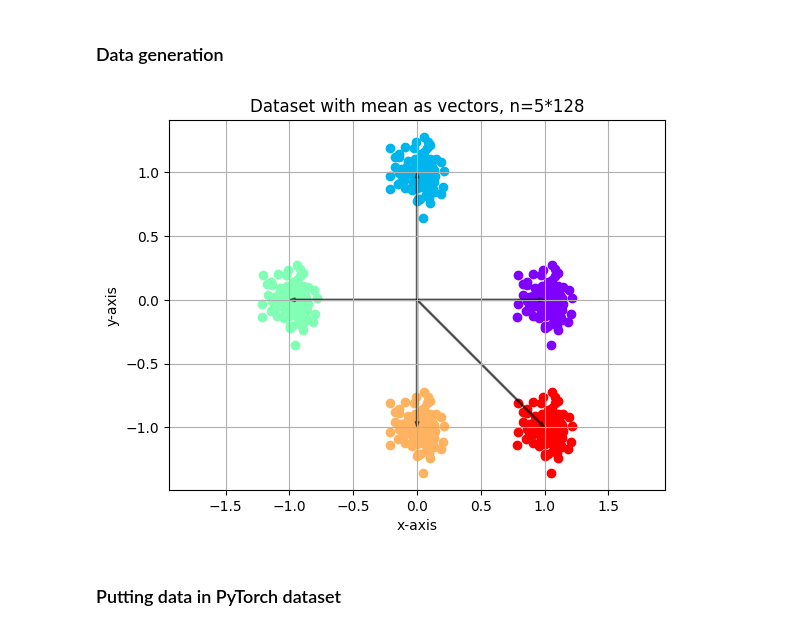
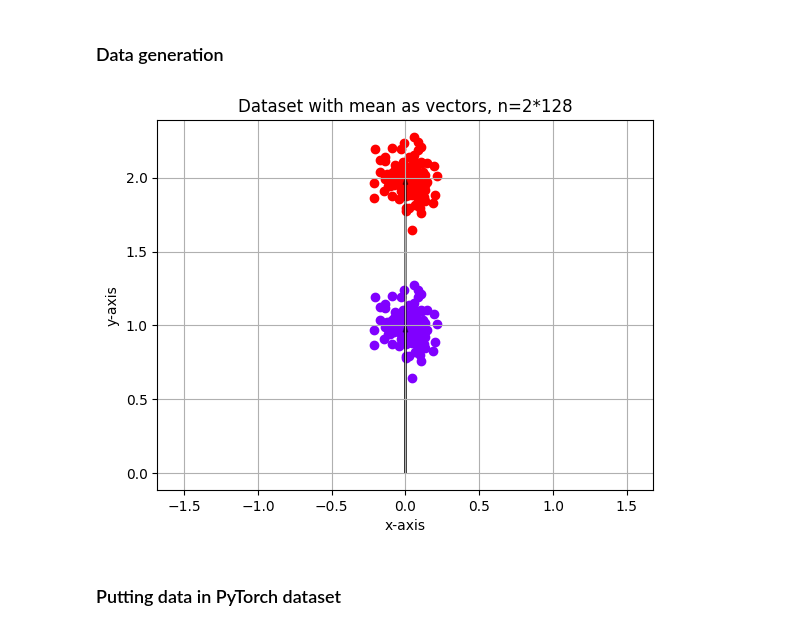
Before and after one commit to Dalsaetra/unitary_memory_indexing_recreated, a Jupyter notebook: notebooks/main.ipynb, the cells around one changed output. Drawn from its saved outputs; the diff is of its cells as text; code cells hidden in the pictures.

```diff
--- a/notebooks/main.ipynb
+++ b/notebooks/main.ipynb
@@ -18,21 +18,21 @@ from datagen import DataGen
 # %% [markdown]
 ### Data generation
 # %%
-n_categories = 5
+n_categories = 2
 n_p = 128 # points_per_category
 
-datatype = "as_extra"
-as_pos = [1,-1]
+datatype = "parallel"
+as_pos = np.array([1,-1])
 dataclass = DataGen(n_categories, n_p, scale=1, name=datatype, seed=1234, as_pos=as_pos)
 centers,data,labels = dataclass.centers,dataclass.data,dataclass.labels
 
 dataclass.plot()
 
 
 # centers,data,labels = data_gen(n_categories,n_p,scale=1)
 # centers,data,labels = data_gen_as_extra(n_categories,n_p,scale=1)
 # %% [output]
-[figure, old version]
+[figure, new version]
 # %% [markdown]
 ### Putting data in PyTorch dataset
 # %%
```
Also changed, not shown: parts of 8 cells of this notebook, 1 other file.
